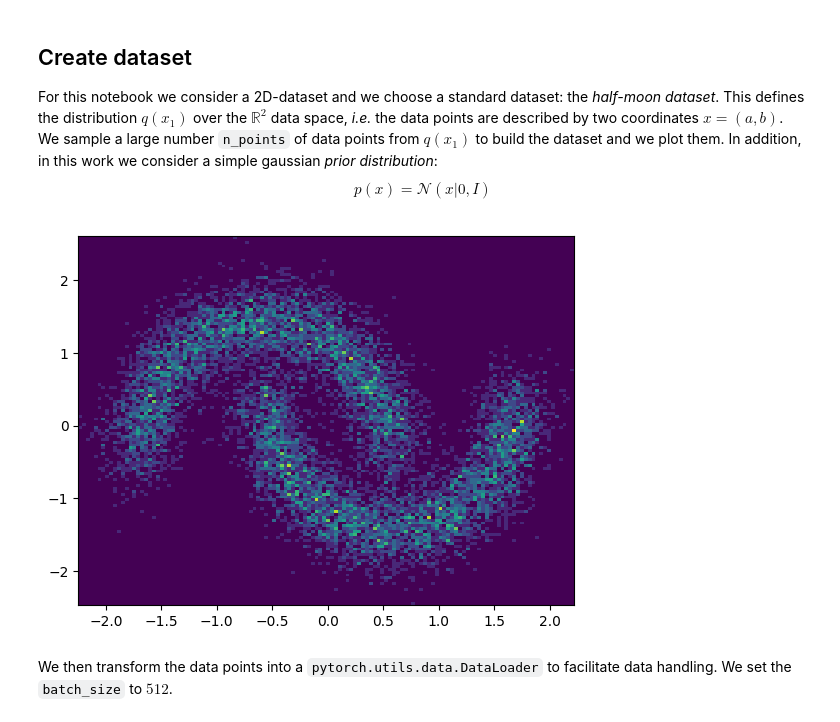
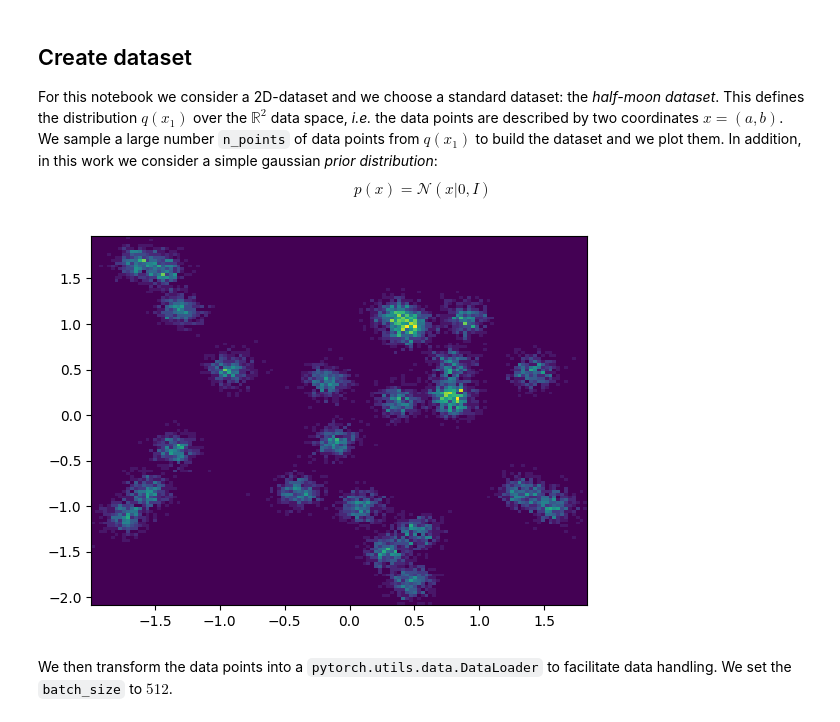
Before and after one commit to lacrendic/flow-matching, a Jupyter notebook: flow-matching.ipynb, the cells around one changed output. Saved outputs shown, nothing was run; the diff lists cells and outputs as text; code cells hidden in the pictures.

````diff
--- a/flow-matching.ipynb
+++ b/flow-matching.ipynb
@@ -467,28 +467,33 @@ $$
 # %%
 def get_data(dataset: str, n_points: int) -> np.ndarray:
   if dataset == "moons":
     data, _ = make_moons(n_points, noise=0.15)
   elif dataset == "swiss":
     data, _ = make_swiss_roll(n_points, noise=0.25)
     if DIMENSION == 2:
       data = data[:, [0, 2]] / 10.0
     elif DIMENSION == 3:
       data = data / 10.0
   elif dataset == "blobs":
-    data, _ = make_blobs(n_samples=10, centers=3, n_features=5)
+    data, _ = make_blobs(
+        n_samples=n_points,
+        centers=25,
+        cluster_std=0.5,
+        n_features=DIMENSION
+    )
   return StandardScaler().fit_transform(data)
 
 
-DIMENSION = 2
+DIMENSION = 5
 n_points = 10_000
 DATASET = "blobs"
 data = get_data(DATASET, n_points)
 
 %matplotlib inline
 plt.hist2d(data[:, 0], data[:, 1], bins=128)
 plt.show()
 # %% [output]
-[figure, old version]
+[figure, new version]
 # %% [markdown]
 We then transform the data points into a ```pytorch.utils.data.DataLoader``` to facilitate data handling. We set the ```batch_size``` to $512$.
 # %%
````
Also changed, not shown: parts of 1 cell of this notebook.
